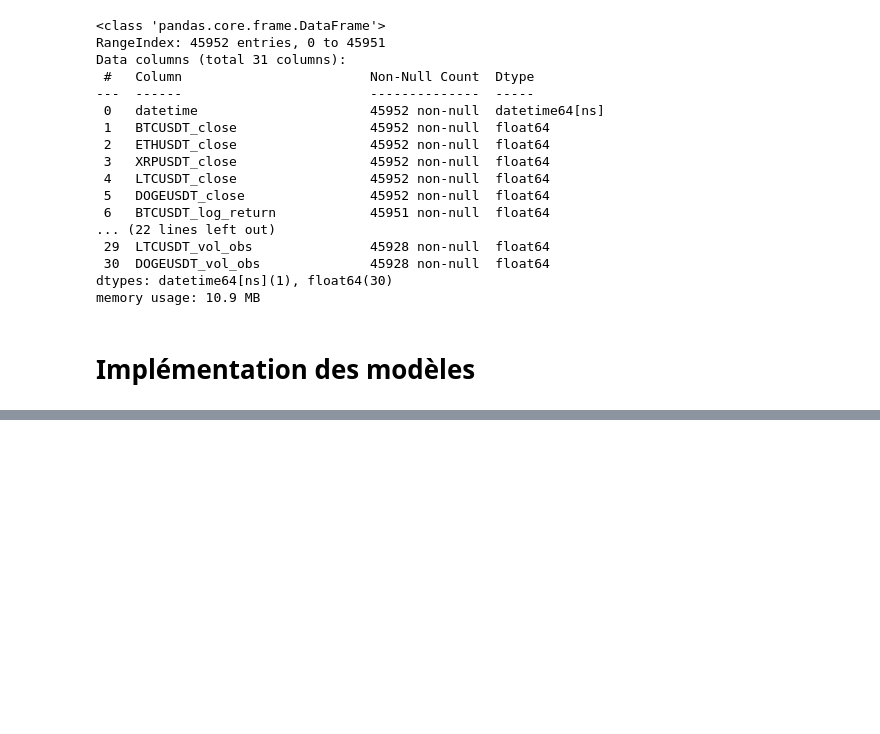
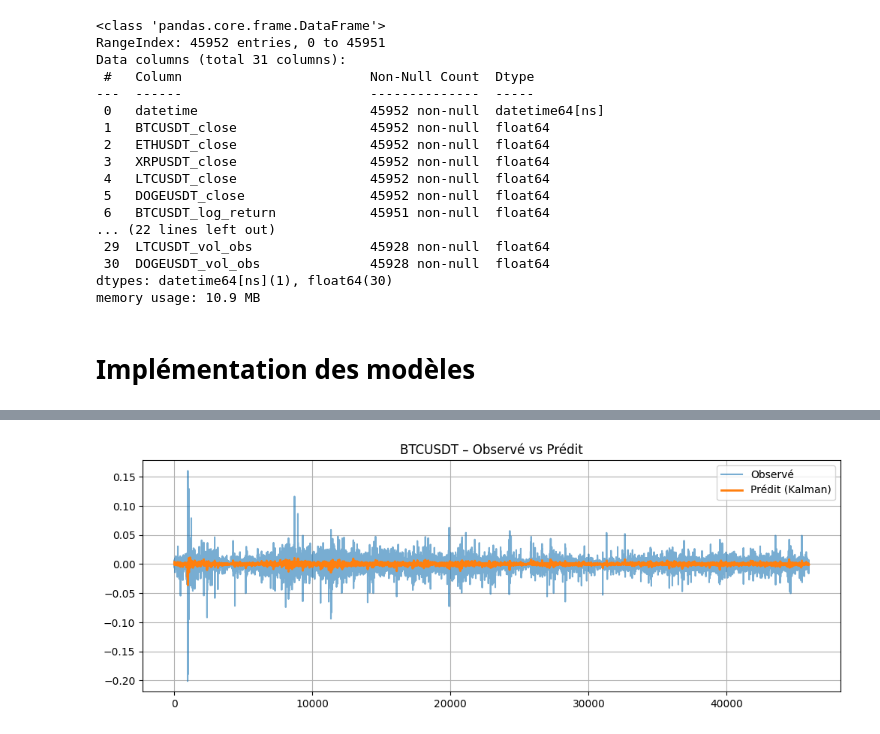
Before and after one commit to KADA-SEDODE/kalman-crypto-forecast, a Jupyter notebook: Code/Programme.ipynb, the cells around one changed output, grey strips where cells are left out. Saved outputs shown, nothing was run; the diff lists cells and outputs as text; code cells hidden in the pictures; blank space fills up the shorter version.

```diff
--- a/Code/Programme.ipynb
+++ b/Code/Programme.ipynb
@@ -315,0 +380,94 @@ memory usage: 10.9 MB
+# %%
+cryptos = ['BTCUSDT', 'ETHUSDT', 'XRPUSDT', 'LTCUSDT', 'DOGEUSDT']
+results = []
+
+
+for crypto in cryptos:
+    print(f"Traitement de {crypto}...")
+
+    y = df_cryto_prepared[f"{crypto}_log_return"].dropna().values
+    n = len(y)
+
+    # Initialisation du filtre
+
+    kf = KalmanFilter(
+    # Matrice de transition (F) : définit comment l'état évolue entre deux pas de temps
+    # F=1.0 signifie qu'on utilise un modèle à marche aléatoire (l'état futur = état actuel)
+    # Dans le contexte financier, cela suppose que le rendement attendu est le même que l'actuel
+                    transition_matrices=1.0,     # F
+
+    # Matrice d'observation (H) : définit comment l'état caché est lié aux observations
+    # H=1.0 signifie qu'on observe directement l'état (avec du bruit)
+    # Pour les rendements, on suppose qu'on observe directement le "vrai" rendement plus un bruit
+                    observation_matrices=1.0,    # H
+
+    # Moyenne initiale de l'état : notre meilleure estimation a priori
+    # 0.0 suppose que le rendement moyen initial est nul (hypothèse neutre)
+                     initial_state_mean=0.0,
+
+    # Covariance initiale de l'état : représente notre incertitude sur l'état initial
+    # 1.0 est une valeur relativement grande qui indique une faible confiance dans l'état initial
+                     initial_state_covariance=1.0,
+
+    # Covariance d'observation (R) : représente le bruit dans les mesures
+    # R=0.01 suppose que nos observations (rendements) ont un bruit modéré
+    # Plus R est grand, moins le filtre fait confiance aux nouvelles observations
+    # Plus R est petit, plus le filtre réagit rapidement aux changements dans les données
+                     observation_covariance=1e-2,  # R (à ajuster selon la volatilité de chaque crypto)
+
+    # Covariance de transition (Q) : représente l'incertitude dans le modèle d'évolution
+    # Q=0.0001 est relativement petit, ce qui suppose que notre modèle d'évolution est assez fiable
+    # Plus Q est grand, plus le filtre s'adapte rapidement aux changements de régime
+    # Plus Q est petit, plus le filtre est stable et résistant au bruit
+                     transition_covariance=1e-4    # Q (à ajuster selon la stabilité du processus)
+    )
+
+    # Application du filtre
+    state_means, state_covs = kf.filter(y)
+    y_pred = state_means.flatten()
+    residuals = y - y_pred
+
+    plt.figure(figsize=(12, 4))
+    plt.plot(y, label='Observé', alpha=0.6)
+    plt.plot(y_pred, label='Prédit (Kalman)', linewidth=2)
+    plt.title(f"{crypto} – Observé vs Prédit")
+    plt.legend()
+    plt.grid()
+    plt.show()
+
+    # Normalité
+    shapiro_p = shapiro(residuals)[1]
+    jb_p = jarque_bera(residuals)[1]
+    lb_test = acorr_ljungbox(residuals, lags=[10], return_df=True)
+
+    print(f"Shapiro-Wilk p-value : {shapiro_p:.4f} → Normalité :", shapiro_p > 0.05)
+    print(f"Jarque-Bera p-value : {jb_p:.4f} → Normalité :", jb_p > 0.05)
+    print(f"Ljung-Box (lag=10) p-value : {lb_test['lb_pvalue'].values[0]:.4f} → Résidus indépendants :", lb_test['lb_pvalue'].values[0] > 0.05)
+
+
+    # Évaluation des performances
+    mse = mean_squared_error(y, y_pred)
+    rmse = np.sqrt(mse)
+    mae = np.mean(np.abs(y - y_pred))
+
+
+    residuals = y - y_pred
+    log_likelihood = np.sum(norm.logpdf(residuals, loc=0, scale=np.std(residuals)))
+
+    results.append({
+    "Crypto": crypto,
+    "MSE": mse,
+    "RMSE": rmse,
+    "MAE": mae,
+    "Log-Likelihood": log_likelihood
+    })
+
+# Résultats consolidés
+df_results = pd.DataFrame(results)
+
+# Tri par RMSE (plus pertinent que MSE car interprétable dans les mêmes unités que y)
+df_results.sort_values("RMSE", inplace=True)
+
+# Affichage final
+print(df_results)
+# %% [output]
@@ -315,0 +475 @@ memory usage: 10.9 MB
+[figure, added]
```
Also changed, not shown: parts of 20 cells of this notebook, 1 other file.
